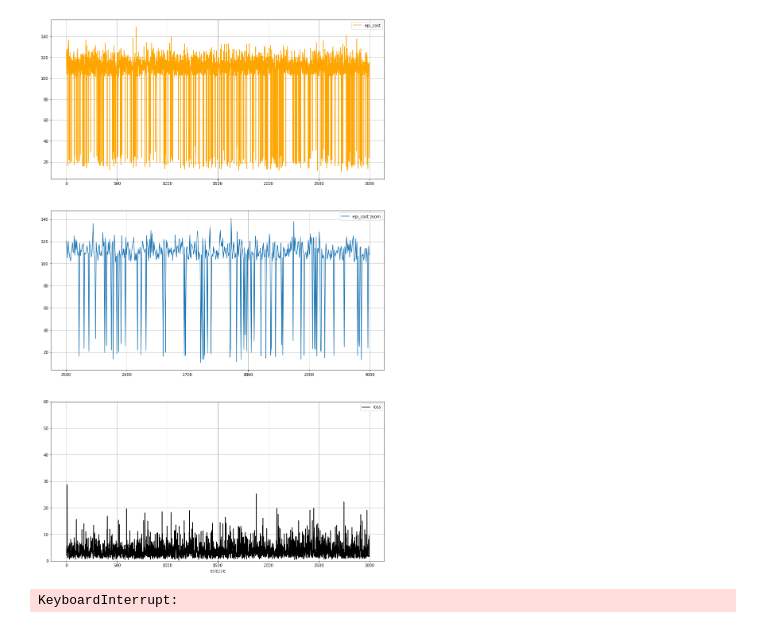
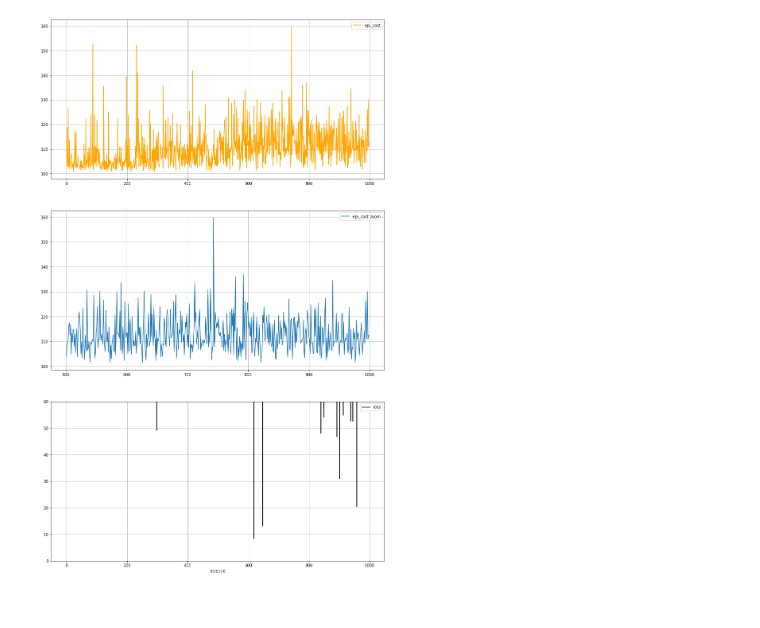
Before and after one commit to machines-in-motion/deepq_stepper, a Jupyter notebook: python/py_deepq_stepper/3d_dq_stepper.ipynb, the cells around one changed output. Cells and saved outputs as stored; diff of their text form; code cells hidden in the pictures.

```diff
--- a/python/py_deepq_stepper/3d_dq_stepper.ipynb
+++ b/python/py_deepq_stepper/3d_dq_stepper.ipynb
@@ -94,7 +94,7 @@ class DQStepper:
         self.no_actions = no_actions
 
         # This is the template of x_in that goes into the dq stepper
-        self.max_step_height = 0.04
+        self.max_step_height = 0.0
         self.delta = 4 #discretization of step height
         self.x_in = np.zeros((self.no_actions[0]*self.no_actions[1], 11))
         self.x_in[:,8] = np.tile(np.arange(self.no_actions[0]), self.no_actions[1])
@@ -103,8 +103,8 @@ class DQStepper:
     def predict_action_value(self, x):
         # this function predicts the q_value for different actions and returns action and min q value
         self.x_in[:,[0, 1, 2, 3, 4, 5, 6, 7]] = x
-        self.x_in[:,10] = (1/(self.delta))*self.max_step_height*\
-                            np.random.randint(-self.delta, self.delta+1, self.no_actions[0]*self.no_actions[1])
+#         self.x_in[:,10] = (1/(self.delta))*self.max_step_height*\
+#                             np.random.randint(-self.delta, self.delta+1, self.no_actions[0]*self.no_actions[1])
         torch_x_in = torch.FloatTensor(self.x_in, device = self.device)
         with torch.no_grad():
             q_values = self.dq_stepper(torch_x_in).detach().numpy()
@@ -118,8 +118,8 @@ class DQStepper:
         # this function uses tar net to predict
         # the q_value for different actions and returns action and min q value
         self.x_in[:,[0, 1, 2, 3, 4, 5, 6, 7]] = x
-        self.x_in[:,10] = (1/(self.delta))*self.max_step_height*\
-                            np.random.randint(-self.delta, self.delta+1, self.no_actions[0]*self.no_actions[1])
+#         self.x_in[:,10] = (1/(self.delta))*self.max_step_height*\
+#                             np.random.randint(-self.delta, self.delta+1, self.no_actions[0]*self.no_actions[1])
         torch_x_in = torch.FloatTensor(self.x_in, device = self.device)
         with torch.no_grad():
             q_values = self.dq_tar_stepper(torch_x_in).detach().numpy()
@@ -137,7 +137,8 @@ class DQStepper:
             action_x = np.random.randint(self.no_actions[0])
             action_y = np.random.randint(self.no_actions[1])
             action_z = 2*self.max_step_height*(np.random.rand() - 0.5)
-            return [action_x, action_y, action_z]
+
+        return [action_x, action_y, action_z]
 
     def optimize(self, mini_batch, tau = 0.001):
         # This function performs one step of back propogation for the given mini_batch data
@@ -200,49 +201,49 @@ class DQStepper:
 e = 1
 no_epi = 10000
 no_steps = 10 ## number of steps simulated per episode (pendulum steps)
-step_time = 0.1 ## time after which step is taken
-env = InvertedPendulumEnv(0.2, 0.13, 0.24, [0.5, 3, 1.5], [11,9])
+step_time = 0.15 ## time after which step is taken
+env = InvertedPendulumEnv(0.28, 0.13, 0.24, [0.5, 3, 1.5], [11,9])
 no_actions = [len(env.action_space_x), len(env.action_space_y)]
 print(no_actions)
 buffer_size = 10000
 buffer = Buffer(buffer_size)
 
-name = "dqs_3"
-dqs = DQStepper(lr=1e-4, gamma=0.98, use_tarnet= True, no_actions= no_actions, trained_model='../../models/dqs_1')
+name = "dqs_2"
+dqs = DQStepper(lr=1e-4, gamma=0.98, use_tarnet= True, no_actions= no_actions)
 batch_size = 16
-epsillon = 0.2
+epsillon = 0.25
 
 history = {'loss':[], 'epi_cost':[]}
 while e < no_epi:
-    v_init = [np.random.rand() - 0.5, np.random.rand() - 0.5]
-    v_des = [0.5*np.random.randint(-1, 2), 0.5*np.random.randint(-1, 2)]
-    state = env.reset_env([0.0, 0.0, 0.2, v_init[0], v_init[1]], v_des, no_steps*step_time)
+    v_init = [(np.random.rand() - 0.5), (np.random.rand() - 0.5)]
+#     v_des = [0.25*np.random.randint(-2, 3), 0.25*np.random.randint(-2, 3)]
+    v_des = [0, 0]
+    state = env.reset_env([0.0, 0.0, 0.28, v_init[0], v_init[1]], v_des, no_steps*step_time)
     if e % 500 == 0 and e > 10:
         torch.save(dqs.dq_stepper.state_dict(), "../../models/" + name)
         dqs.live_plot(history, e)
         #reducing epsillon
         if e%1000 == 0 and e > 5000:
             epsillon = epsillon/2
 
     if buffer.size() == buffer_size:
         history['epi_cost'].append(epi_cost)
         history['loss'].append(loss)
         e += 1
 
     epi_cost = 0
 
     for n in range(no_steps):
         action = dqs.predict_eps_greedy(state, epsillon)
         next_state, cost, done = env.step_env(action, step_time)
         buffer.store(state, action, cost, next_state, done)
         state = next_state
 
         if buffer.size() == buffer_size:
             ## optimizing DQN
             loss = dqs.optimize(buffer.sample(batch_size))
             epi_cost += cost
         if done:
             break
 # %% [output]
-[figure, old version]
+[figure, new version]
-KeyboardInterrupt:
```
Also changed, not shown: 3 other files.
